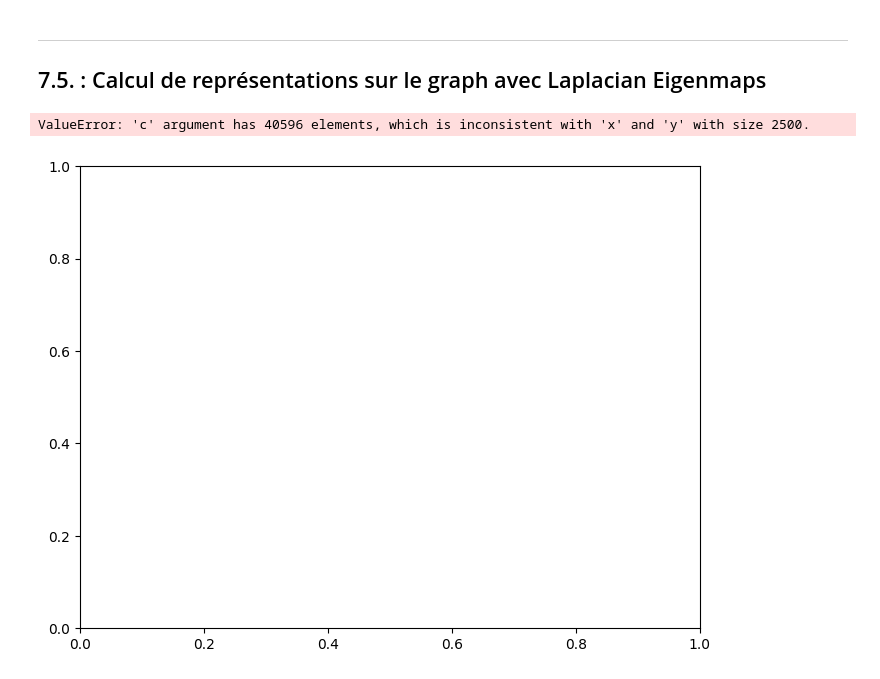
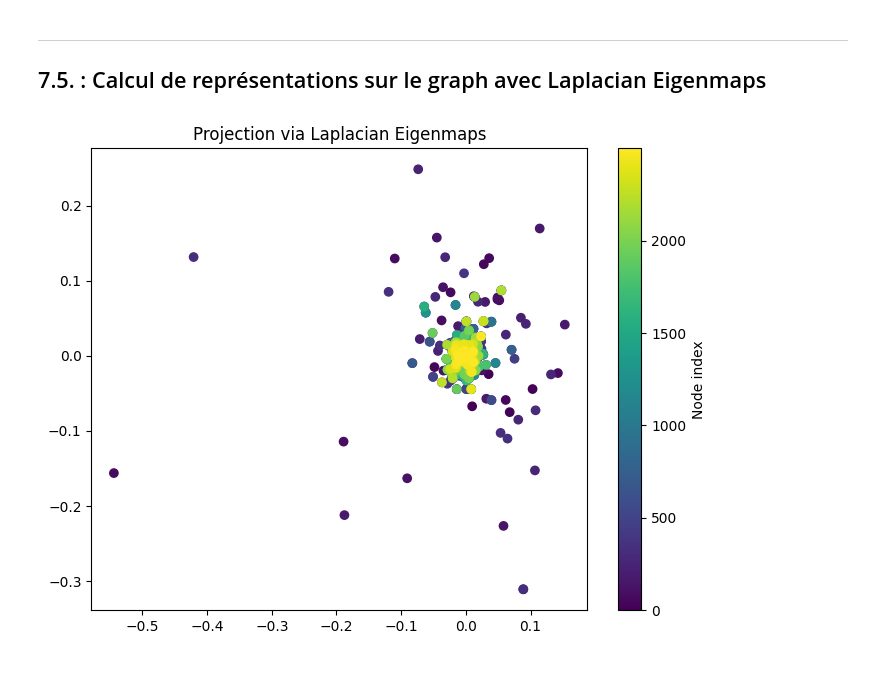
Before and after one commit to Bees11111/NetworkAnalysis_SearchEngine, a Jupyter notebook: partie3.ipynb, the cells around one changed output. Cells and saved outputs as stored; diff of their text form; code cells hidden in the pictures.

```diff
--- a/partie3.ipynb
+++ b/partie3.ipynb
@@ -383,23 +383,28 @@ embedding = eigenvectors[:, :k]  # Embedding de dimension 2 (puisque k=2)
 # %%
 # 4. Visualisation de l'Embedding obtenu via Laplacian Eigenmaps
 plt.figure(figsize=(8, 6))
 
 # Ensure the color array has the same number of nodes as the embedding
-node_colors = np.arange(len(G.nodes()))  # This should match the number of nodes in the embedding
+node_colors = np.arange(
+    len(G_sub.nodes())
+)  # This should match the number of nodes in the embedding
 
 # If the number of nodes is mismatched, ensure they are consistent with the embedding size
 if len(node_colors) != len(embedding):
-    print(f"Warning: Size mismatch! Nodes: {len(node_colors)}, Embedding: {len(embedding)}")
-    node_colors = np.arange(len(embedding))  # Adjust node_colors to match the embedding size
+    print(
+        f"Warning: Size mismatch! Nodes: {len(node_colors)}, Embedding: {len(embedding)}"
+    )
+    node_colors = np.arange(
+        len(embedding)
+    )  # Adjust node_colors to match the embedding size
 
 # Now plot the scatter plot
 plt.scatter(embedding[:, 0], embedding[:, 1], c=node_colors, cmap="viridis")
 plt.title("Projection via Laplacian Eigenmaps")
 plt.colorbar(label="Node index")
 plt.show()
 # %% [output]
-ValueError: 'c' argument has 40596 elements, which is inconsistent with 'x' and 'y' with size 2500.
-[figure, old version]
+[figure, new version]
 # %%
 # 5. Comparaison avec une visualisation du graphe
 # Ici, on utilise un layout de type "spring layout" pour comparer
```
Also changed, not shown: parts of 2 cells of this notebook, 4 other files.
